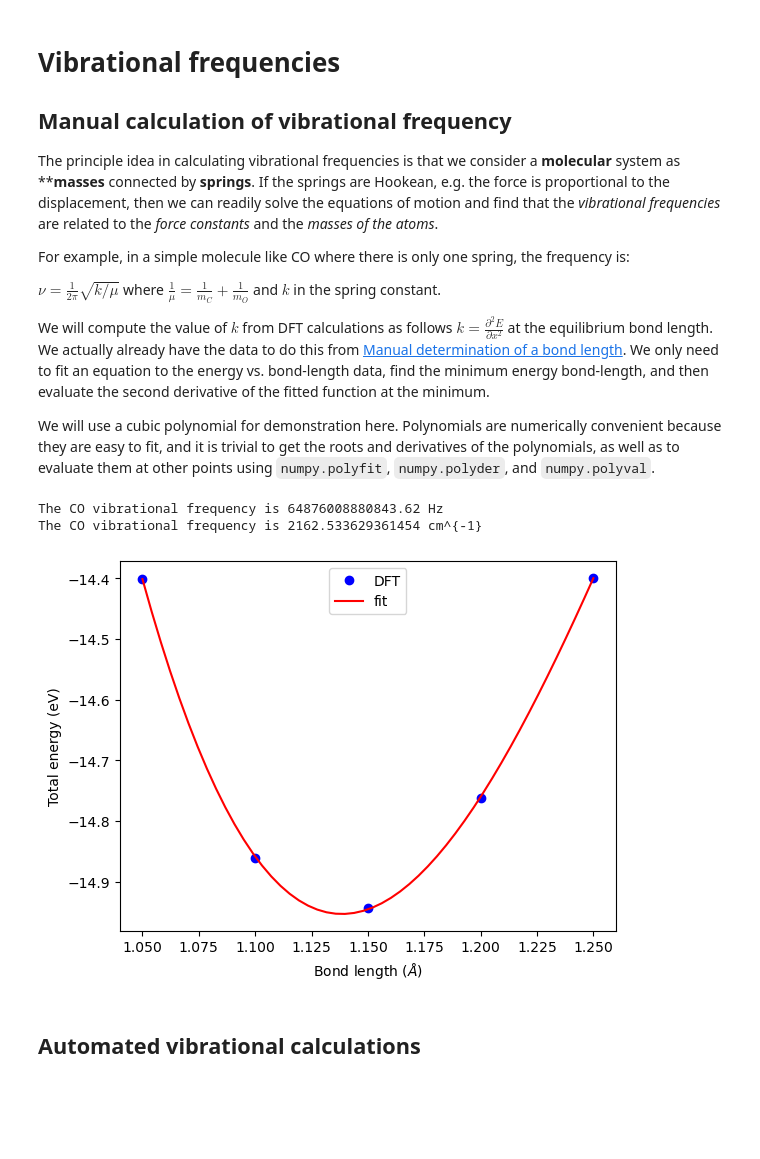
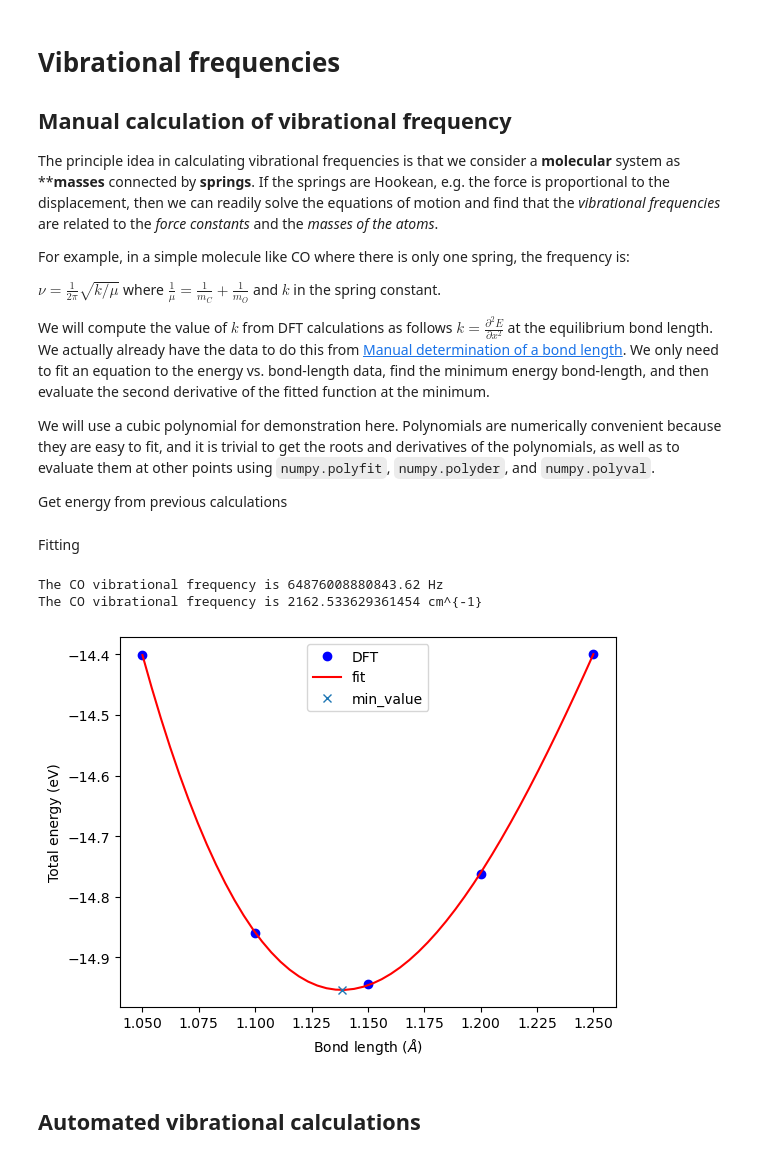
Before and after one commit to thangckt/note_dft, a Jupyter notebook: notebook/2_5_mol_vibration.ipynb, the cells around one changed output. Saved outputs shown, nothing was run; the diff lists cells and outputs as text; code cells hidden in the pictures; blank space fills up the shorter version.

```diff
--- a/notebook/2_5_mol_vibration.ipynb
+++ b/notebook/2_5_mol_vibration.ipynb
@@ -12,3 +12,5 @@ $\nu = \frac{1}{2\pi} \sqrt{k/\mu}$ where $\frac{1}{\mu} = \frac{1}{m_C} + \frac
 We will compute the value of $k$ from DFT calculations as follows $k = \frac{\partial^2 E}{\partial x^2}$ at the equilibrium bond length. We actually already have the data to do this from [Manual determination of a bond length](./2_4_mol_geo_optimization.html#manual-determination-of-a-bond-length). We only need to fit an equation to the energy vs. bond-length data, find the minimum energy bond-length, and then evaluate the second derivative of the fitted function at the minimum.
 
 We will use a cubic polynomial for demonstration here. Polynomials are numerically convenient because they are easy to fit, and it is trivial to get the roots and derivatives of the polynomials, as well as to evaluate them at other points using `numpy.polyfit`, `numpy.polyder`, and `numpy.polyval`.
+
+Get energy from previous calculations
@@ -15 +25,3 @@ We will use a cubic polynomial for demonstration here. Polynomials are numerical
+# %% [markdown]
+Fitting
 # %%
@@ -56,14 +61,18 @@ The CO vibrational frequency is 64876008880843.62 Hz
 The CO vibrational frequency is 2162.533629361454 cm^{-1}
 # %%
 import matplotlib.pyplot as plt
+
+efit_min = np.polyval(pars, d_min)
+
 plt.plot(bond_lengths, energies, 'bo', label='DFT')
 plt.plot(xfit, efit, 'r-', label='fit')
+plt.plot(d_min, efit_min, 'x', label='min_value')
 plt.xlabel('Bond length ($\AA$)')
 plt.ylabel('Total energy (eV)')
 plt.legend(loc='upper center')
 plt.show()
 # %% [output]
-[figure, old version]
+[figure, new version]
 # %% [markdown]
 ## Automated vibrational calculations
 # %% [markdown]
```
Also changed, not shown: parts of 2 cells of this notebook, 1 other file.
